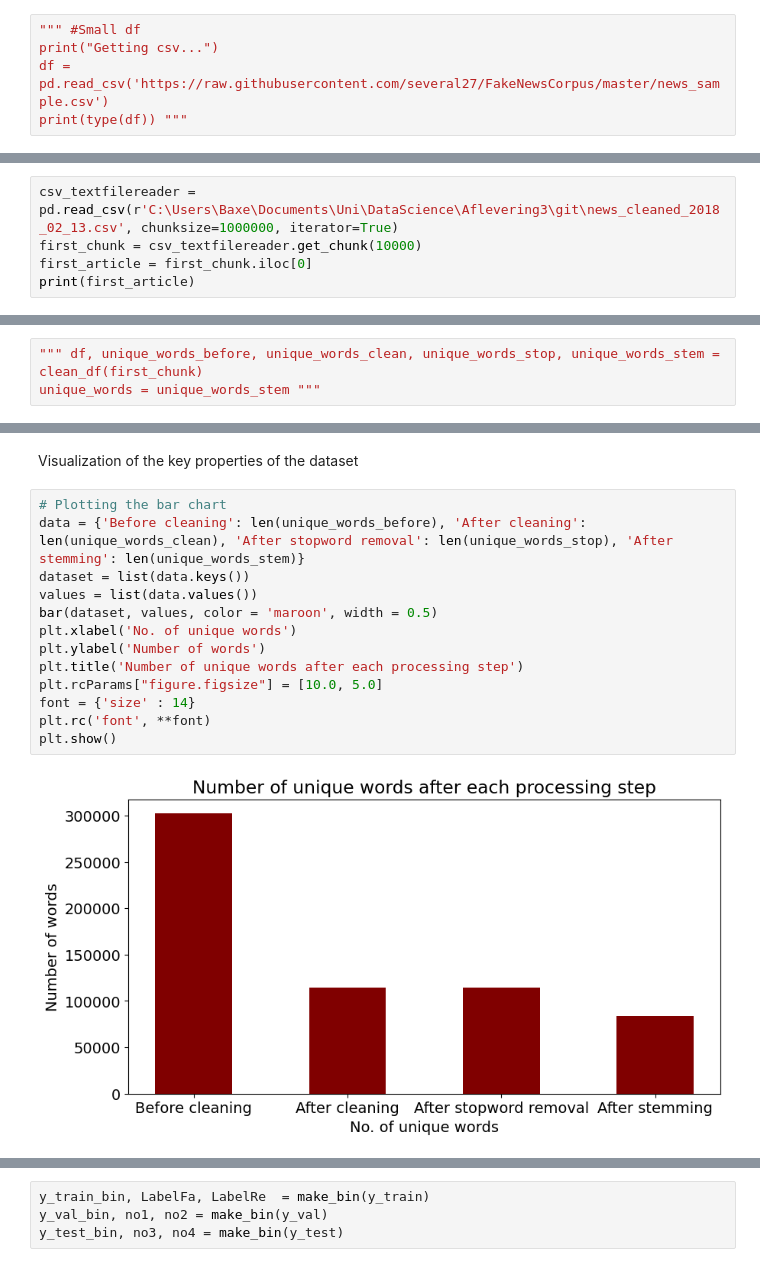
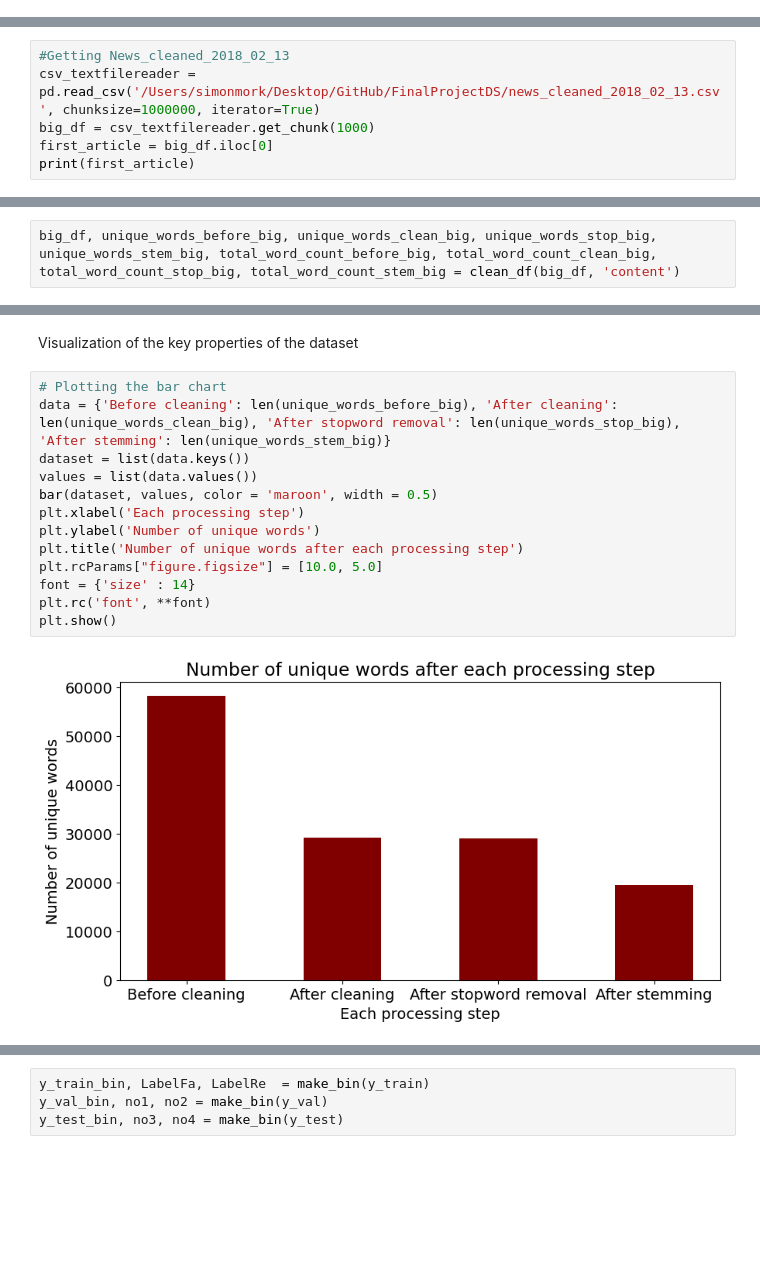
Before and after one commit to Simoerk/FinalProjectDS, a Jupyter notebook: FinalProjectDS-workingcopy.ipynb, the cells around one changed output, grey strips where cells are left out. Drawn from its saved outputs; the diff is of its cells as text; blank space fills up the shorter version.

```diff
--- a/FinalProjectDS-workingcopy.ipynb
+++ b/FinalProjectDS-workingcopy.ipynb
@@ -76,5 +41,0 @@ Done
-# %%
-""" #Small df
-print("Getting csv...")
-df = pd.read_csv('https://raw.githubusercontent.com/several27/FakeNewsCorpus/master/news_sample.csv')
-print(type(df)) """
@@ -83,7 +44,8 @@ print(type(df)) """
 # %%
-csv_textfilereader = pd.read_csv(r'C:\Users\Baxe\Documents\Uni\DataScience\Aflevering3\git\news_cleaned_2018_02_13.csv', chunksize=1000000, iterator=True)
-first_chunk = csv_textfilereader.get_chunk(10000)
-first_article = first_chunk.iloc[0]
+#Getting News_cleaned_2018_02_13
+csv_textfilereader = pd.read_csv('/Users/simonmork/Desktop/GitHub/FinalProjectDS/news_cleaned_2018_02_13.csv', chunksize=1000000, iterator=True)
+big_df = csv_textfilereader.get_chunk(1000)
+first_article = big_df.iloc[0]
 print(first_article)
 # %% [output]
 Unnamed: 0                                                                                                                                                                                               ...
@@ -238,5 +383,4 @@ ValueError: too many values to unpack (expected 3)
 # %%
-""" df, unique_words_before, unique_words_clean, unique_words_stop, unique_words_stem = clean_df(first_chunk)
-unique_words = unique_words_stem """
+big_df, unique_words_before_big, unique_words_clean_big, unique_words_stop_big, unique_words_stem_big, total_word_count_before_big, total_word_count_clean_big, total_word_count_stop_big, total_word_count_stem_big = clean_df(big_df, 'content')
 # %% [output]
 Getting num words...
@@ -294,16 +440,16 @@ Num notfake:  6337
 Visualization of the key properties of the dataset
 # %%
 # Plotting the bar chart
-data = {'Before cleaning': len(unique_words_before), 'After cleaning': len(unique_words_clean), 'After stopword removal': len(unique_words_stop), 'After stemming': len(unique_words_stem)}
+data = {'Before cleaning': len(unique_words_before_big), 'After cleaning': len(unique_words_clean_big), 'After stopword removal': len(unique_words_stop_big), 'After stemming': len(unique_words_stem_big)}
 dataset = list(data.keys())
 values = list(data.values())
 bar(dataset, values, color = 'maroon', width = 0.5)
-plt.xlabel('No. of unique words')
-plt.ylabel('Number of words')
+plt.xlabel('Each processing step')
+plt.ylabel('Number of unique words')
 plt.title('Number of unique words after each processing step')
 plt.rcParams["figure.figsize"] = [10.0, 5.0]
 font = {'size' : 14}
 plt.rc('font', **font)
 plt.show()
 # %% [output]
-[figure, old version]
+[figure, new version]
```
Also changed, not shown: parts of 74 cells of this notebook, 1 other file.
